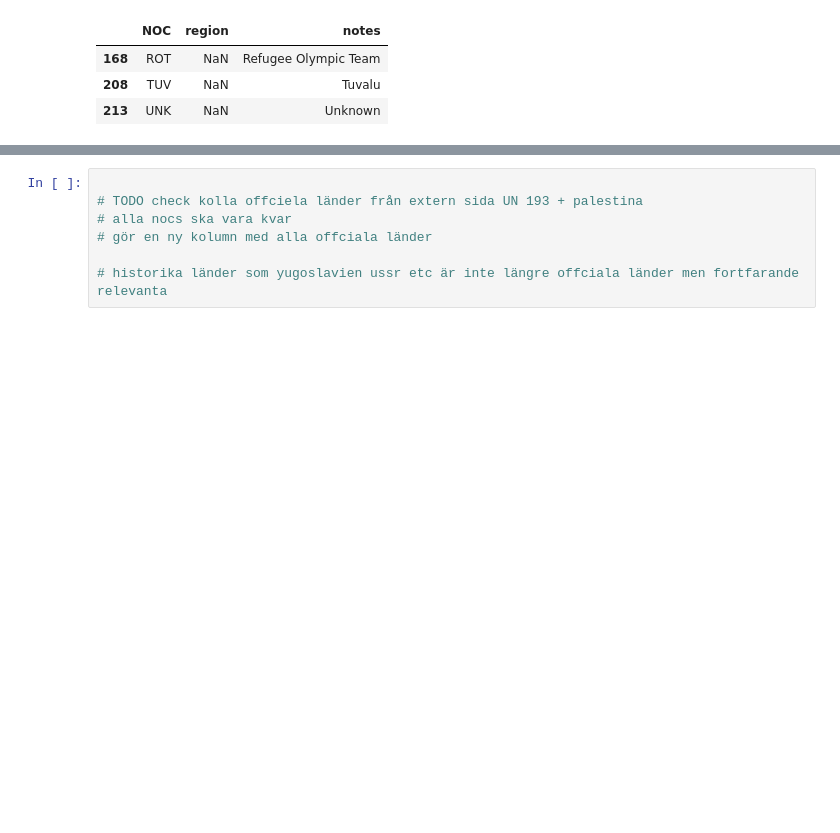
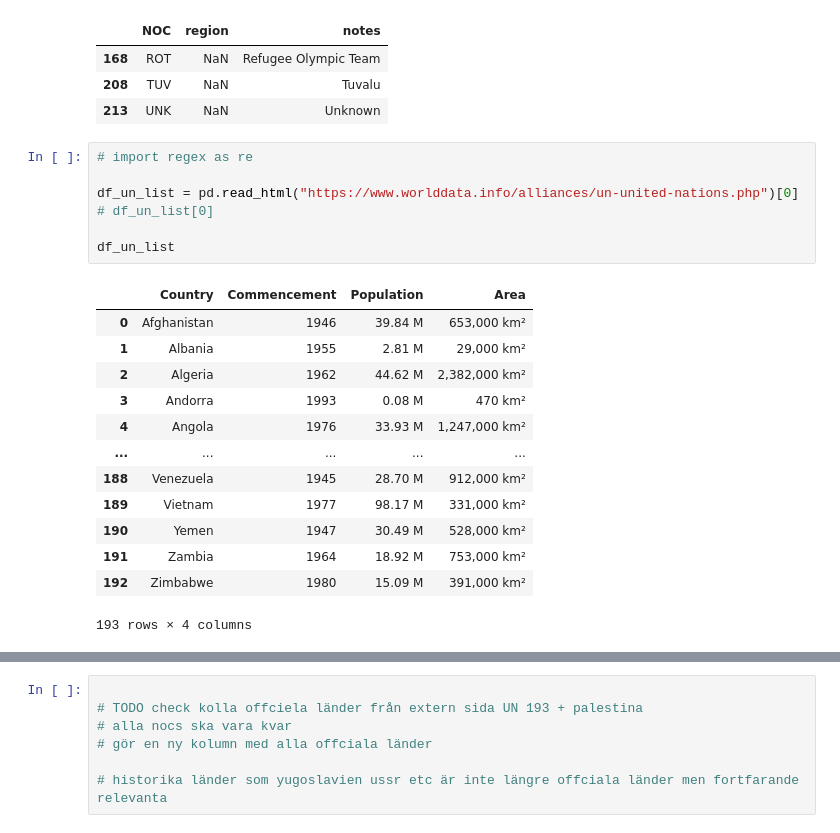
Before and after one commit to Andreas-Svensson/Databehandling-Project, a Jupyter notebook: countries exploration.ipynb, the cells around one changed output, grey strips where cells are left out. Saved outputs shown, nothing was run; the diff lists cells and outputs as text; blank space fills up the shorter version.

```diff
--- a/countries exploration.ipynb
+++ b/countries exploration.ipynb
@@ -506,3 +511,24 @@ df_regions[df_regions["region"].isna()]
 | 168 | ROT | NaN | Refugee Olympic Team |
 | 208 | TUV | NaN | Tuvalu |
 | 213 | UNK | NaN | Unknown |
+# %%
+# import regex as re
+
+df_un_list = pd.read_html("https://www.worlddata.info/alliances/un-united-nations.php")[0]
+# df_un_list[0]
+
+df_un_list
+# %% [output]
+|  | Country | Commencement | Population | Area |
+| 0 | Afghanistan | 1946 | 39.84 M | 653,000 km² |
+| 1 | Albania | 1955 | 2.81 M | 29,000 km² |
+| 2 | Algeria | 1962 | 44.62 M | 2,382,000 km² |
+| 3 | Andorra | 1993 | 0.08 M | 470 km² |
+| 4 | Angola | 1976 | 33.93 M | 1,247,000 km² |
+| ... | ... | ... | ... | ... |
+| 188 | Venezuela | 1945 | 28.70 M | 912,000 km² |
+| 189 | Vietnam | 1977 | 98.17 M | 331,000 km² |
+| 190 | Yemen | 1947 | 30.49 M | 528,000 km² |
+| 191 | Zambia | 1964 | 18.92 M | 753,000 km² |
+| 192 | Zimbabwe | 1980 | 15.09 M | 391,000 km² |
+193 rows × 4 columns
```
Also changed, not shown: parts of 6 cells of this notebook.
